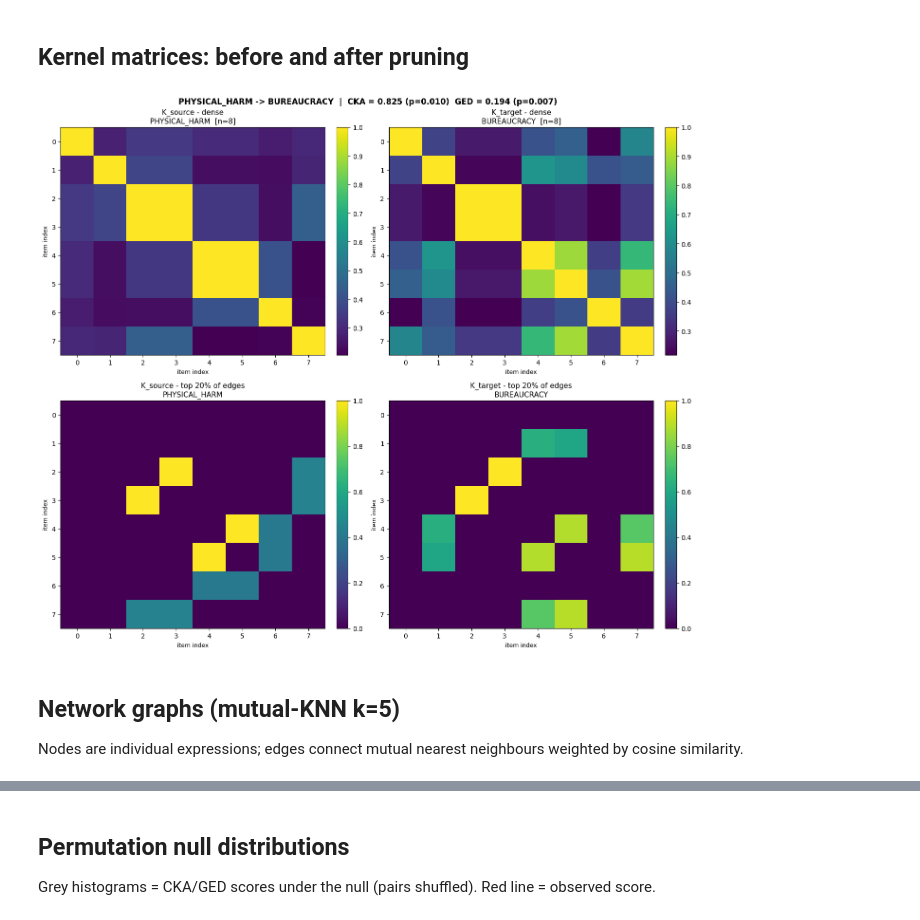
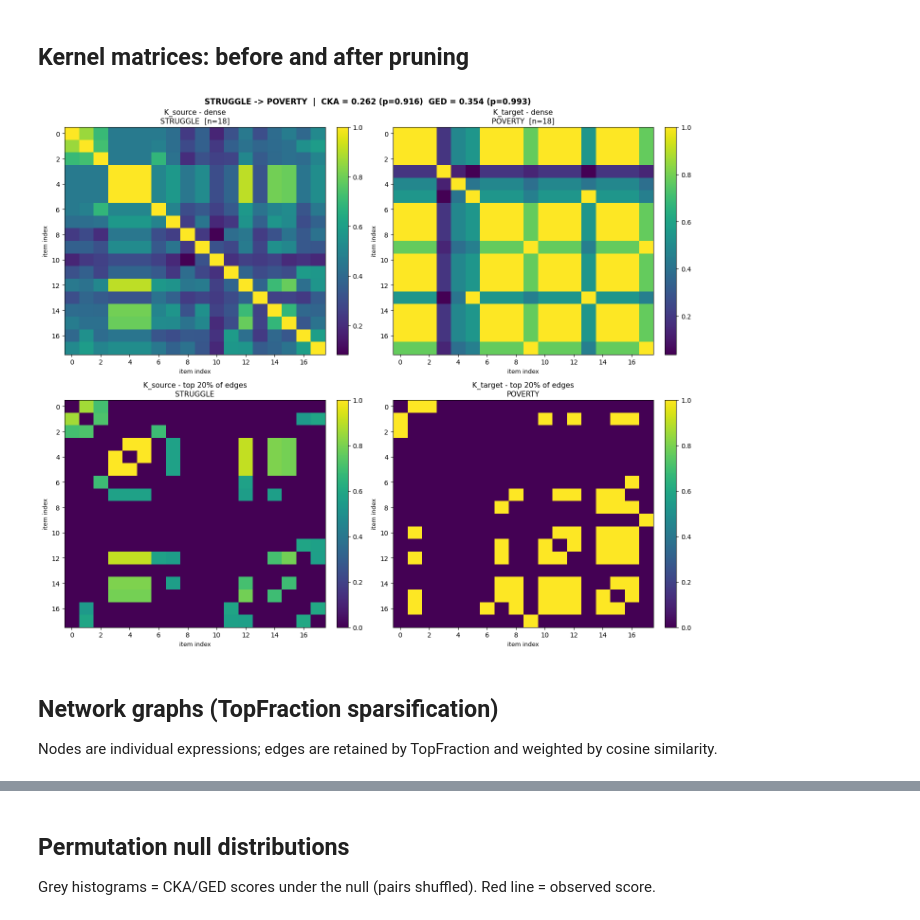
Before and after one commit to afjal4/intrarepresentational-alignment, a Jupyter notebook: domain_mapping_viz.ipynb, the cells around one changed output, grey strips where cells are left out. Cells and saved outputs as stored; diff of their text form; code cells hidden in the pictures.

```diff
--- a/domain_mapping_viz.ipynb
+++ b/domain_mapping_viz.ipynb
@@ -9,8 +9,8 @@ from the LCC corpus: kernel heatmaps, sparse network graphs, and permutation nul
 # Labels must match CMSourceAnnotation sourceConcept / targetConcept values
 # in the LCC corpus (case-sensitive, e.g. 'DISEASE', 'POVERTY').
 
-SOURCE_CONCEPT = "PHYSICAL_HARM"
-TARGET_CONCEPT = "BUREAUCRACY"
+SOURCE_CONCEPT = "STRUGGLE"
+TARGET_CONCEPT = "POVERTY"
 
 EDGE_FRACTION = 0.20  # keep top X fraction of edges (e.g. 0.20 = top 20%)
 N_PERMS  = 1000   # permutation test iterations
@@ -73,34 +63,13 @@ GED = 0.194  (p = 0.007)
 # %% [markdown]
 ## Kernel matrices: before and after pruning
 # %%
-import matplotlib.pyplot as plt
-
-fig, axes = plt.subplots(2, 2, figsize=(14, 12))
-
-def heat(ax, M, title, vmin=None, vmax=None):
-    im = ax.imshow(M, aspect='auto', cmap='viridis', vmin=vmin, vmax=vmax)
-    ax.set_title(title, fontsize=11, pad=6)
-    ax.set_xlabel('item index', fontsize=9)
-    ax.set_ylabel('item index', fontsize=9)
-    plt.colorbar(im, ax=ax, fraction=0.046, pad=0.04)
-
-n = len(pairs)
-heat(axes[0, 0], K_S_dense,  f'K_source - dense\n{SOURCE_CONCEPT}  [n={n}]')
-heat(axes[0, 1], K_T_dense,  f'K_target - dense\n{TARGET_CONCEPT}  [n={n}]')
-heat(axes[1, 0], K_S_sparse, f'K_source - top {int(EDGE_FRACTION*100)}% of edges\n{SOURCE_CONCEPT}', vmin=0)
-heat(axes[1, 1], K_T_sparse, f'K_target - top {int(EDGE_FRACTION*100)}% of edges\n{TARGET_CONCEPT}', vmin=0)
-
-fig.suptitle(
-    f'{SOURCE_CONCEPT} -> {TARGET_CONCEPT}  |  CKA = {cka_res.observed:.3f} (p={cka_res.p_value:.3f})'
-    f'  GED = {ged_res.observed:.3f} (p={ged_res.p_value:.3f})',
-    fontsize=12, fontweight='bold'
-)
-plt.tight_layout()
-plt.show()
+from intrarepresentational_alignment.viz import plot_kernel_heatmaps
+plot_kernel_heatmaps(K_S_dense, K_T_dense, K_S_sparse, K_T_sparse,
+                     SOURCE_CONCEPT, TARGET_CONCEPT, EDGE_FRACTION, cka_res, ged_res)
 # %% [output]
-[figure, old version]
+[figure, new version]
 # %% [markdown]
-## Network graphs (mutual-KNN k=5)
+## Network graphs (TopFraction sparsification)
 
-Nodes are individual expressions; edges connect mutual nearest neighbours weighted by cosine similarity.
+Nodes are individual expressions; edges are retained by TopFraction and weighted by cosine similarity.
 # %%
```
Also changed, not shown: parts of 3 cells of this notebook, 26 other files.
